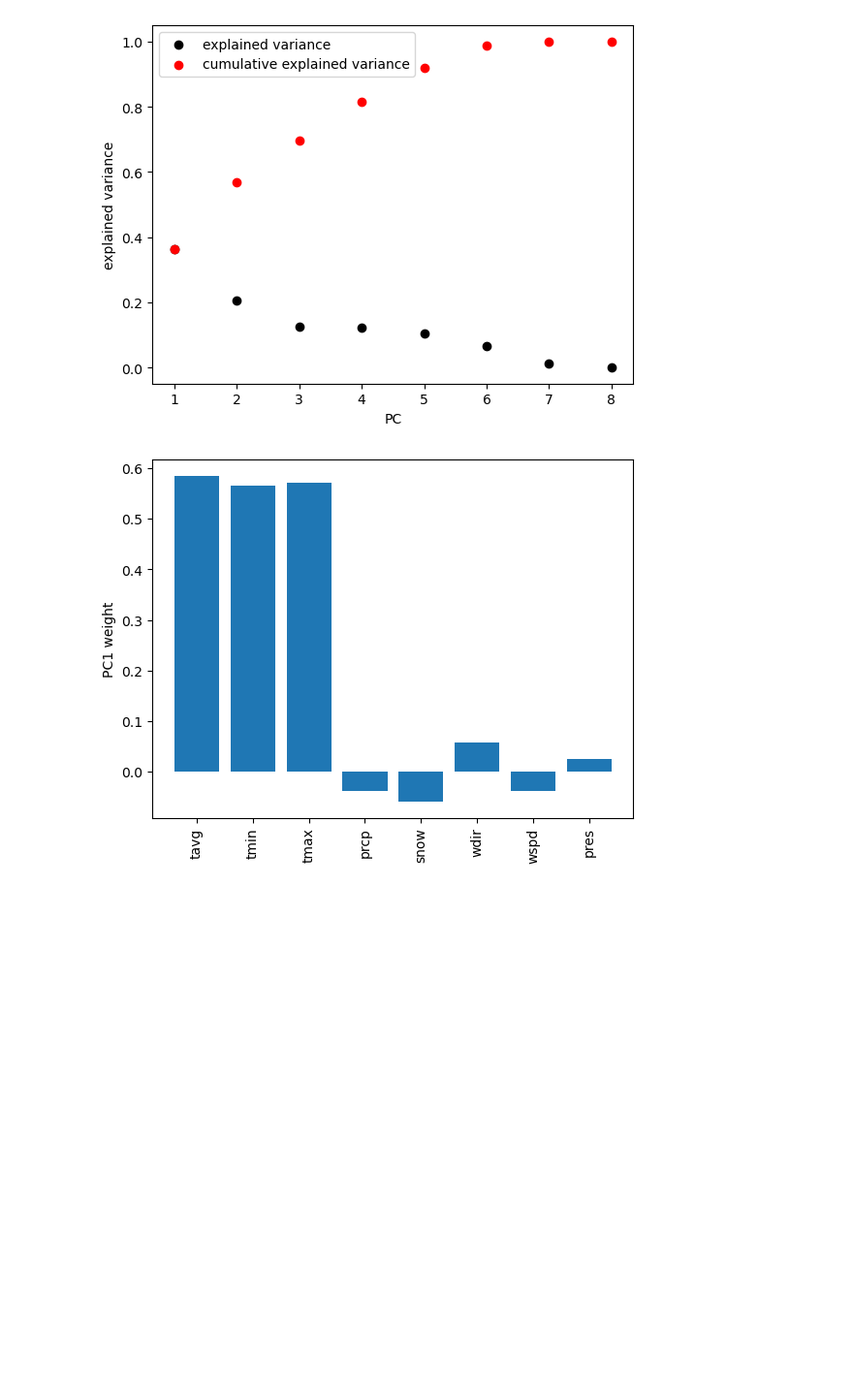
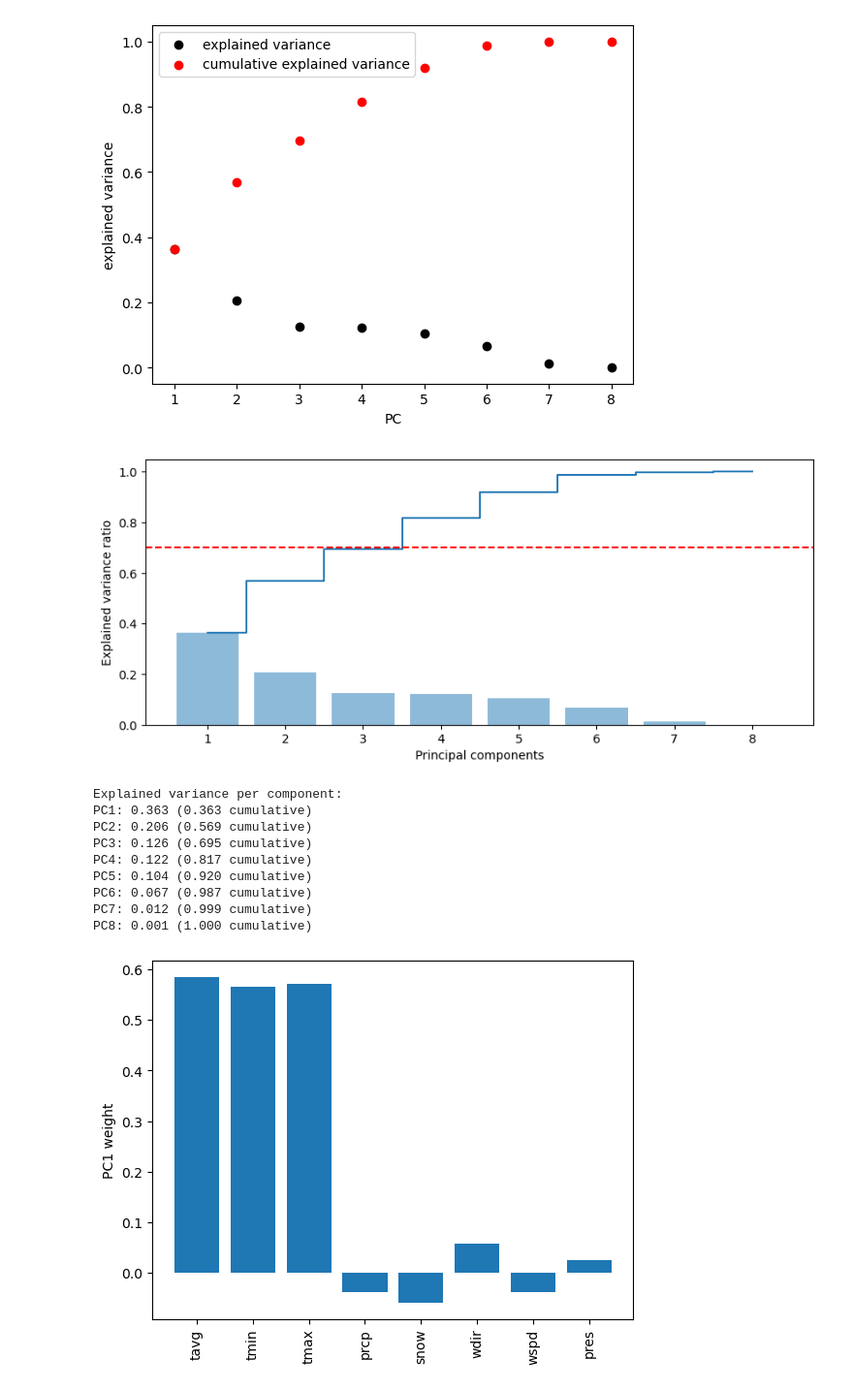
Before and after one commit to LotsAr/DataDrivenProject, a Jupyter notebook: ProjectCode.ipynb, the cells around one changed output. Shown at 97% size. Cells and saved outputs as stored; diff of their text form; code cells hidden in the pictures; blank space fills up the shorter version.

```diff
--- a/ProjectCode.ipynb
+++ b/ProjectCode.ipynb
@@ -195,7 +195,7 @@ scaler = StandardScaler()
 start_data_0 = scaler.fit_transform(start_data)
 
 pca = PCA(n_components=n_features) #all featuresbecause we want to look at eigvals distribution
-pca.fit(start_data_0)
+pca.fit_transform(start_data_0)
 
 A = pca.components_.T
 Z = start_data_0 @ A
@@ -210,6 +210,35 @@ plt.legend()
 plt.show()
 # %% [output]
 [figure]
+# %%
+# Fit PCA and examine explained variance
+pca = PCA()
+pca.fit(start_data_0)  # start_data_0 is your standardized weather data
+
+# Plot the explained variance
+plt.figure(figsize=(10, 4))
+plt.bar(range(1, len(pca.explained_variance_ratio_)+1), pca.explained_variance_ratio_, alpha=0.5, align='center')
+plt.step(range(1, len(pca.explained_variance_ratio_)+1), np.cumsum(pca.explained_variance_ratio_), where='mid')
+plt.ylabel('Explained variance ratio')
+plt.xlabel('Principal components')
+plt.axhline(y=0.7, color='r', linestyle='--')  # 70% variance threshold
+plt.show()
+
+# Print explained variance
+print("Explained variance per component:")
+for i, var in enumerate(pca.explained_variance_ratio_):
+    print(f"PC{i+1}: {var:.3f} ({np.cumsum(pca.explained_variance_ratio_)[i]:.3f} cumulative)")
+# %% [output]
+[figure, added]
+Explained variance per component:
+PC1: 0.363 (0.363 cumulative)
+PC2: 0.206 (0.569 cumulative)
+PC3: 0.126 (0.695 cumulative)
+PC4: 0.122 (0.817 cumulative)
+PC5: 0.104 (0.920 cumulative)
+PC6: 0.067 (0.987 cumulative)
+PC7: 0.012 (0.999 cumulative)
+PC8: 0.001 (1.000 cumulative)
 # %%
 plt.bar(np.arange(n_features), A[:, 0])
 plt.xticks(np.arange(n_features), weather_features, rotation=90)
```
Also changed, not shown: parts of 14 cells of this notebook.
